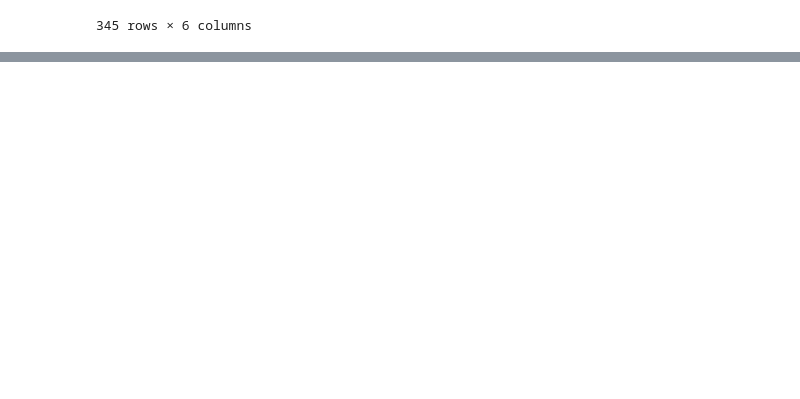
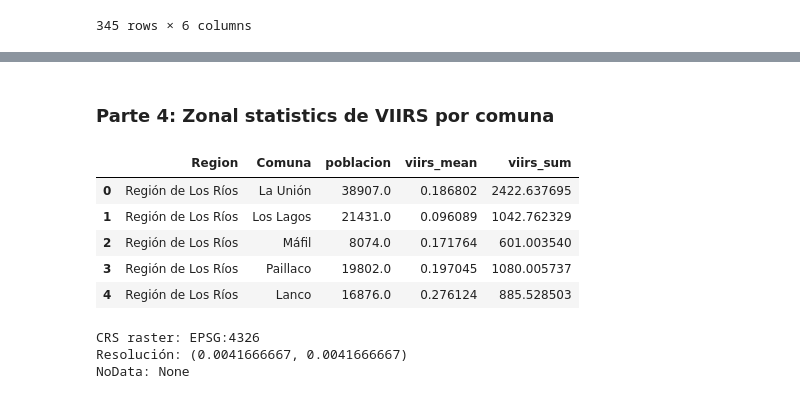
Before and after one commit to typedpie/Analisis-de-datos-2025, a Jupyter notebook: Notebooks/Chile.ipynb, the cells around one changed output, grey strips where cells are left out. Cells and saved outputs as stored; diff of their text form; code cells hidden in the pictures; blank space fills up the shorter version.

```diff
--- a/Notebooks/Chile.ipynb
+++ b/Notebooks/Chile.ipynb
@@ -272,0 +448,33 @@ gdf_poblacion
+# %% [markdown]
+### Parte 4: Zonal statistics de VIIRS por comuna
+# %%
+#1) Estandarizacion de nombres
+
+gdf_poblacion = gdf_poblacion.rename(columns={
+    'brillo_promedio': 'viirs_mean',
+    'brillo_total': 'viirs_sum',
+    'Población censada': 'poblacion'
+})
+
+# 2) DataFrame final (para todas las comunas)
+df_viirs = gdf_poblacion[['Region', 'Comuna', 'poblacion', 'viirs_mean', 'viirs_sum']].copy()
+
+# 3)  Solo Región de Los Ríos
+df_los_rios = df_viirs[df_viirs['Region'].str.contains('Ríos', case=False, na=False)].reset_index(drop=True)
+df_los_rios.head()
+# %% [output]
+|  | Region | Comuna | poblacion | viirs_mean | viirs_sum |
+| 0 | Región de Los Ríos | La Unión | 38907.0 | 0.186802 | 2422.637695 |
+| 1 | Región de Los Ríos | Los Lagos | 21431.0 | 0.096089 | 1042.762329 |
+| 2 | Región de Los Ríos | Máfil | 8074.0 | 0.171764 | 601.003540 |
+| 3 | Región de Los Ríos | Paillaco | 19802.0 | 0.197045 | 1080.005737 |
+| 4 | Región de Los Ríos | Lanco | 16876.0 | 0.276124 | 885.528503 |
+# %%
+with rasterio.open(ruta_raster) as src:
+    print('CRS raster:', src.crs)
+    print('Resolución:', src.res)
+    print('NoData:', src.nodata)
+# %% [output]
+CRS raster: EPSG:4326
+Resolución: (0.0041666667, 0.0041666667)
+NoData: None
```
Also changed, not shown: parts of 15 cells of this notebook, 2 other files.
